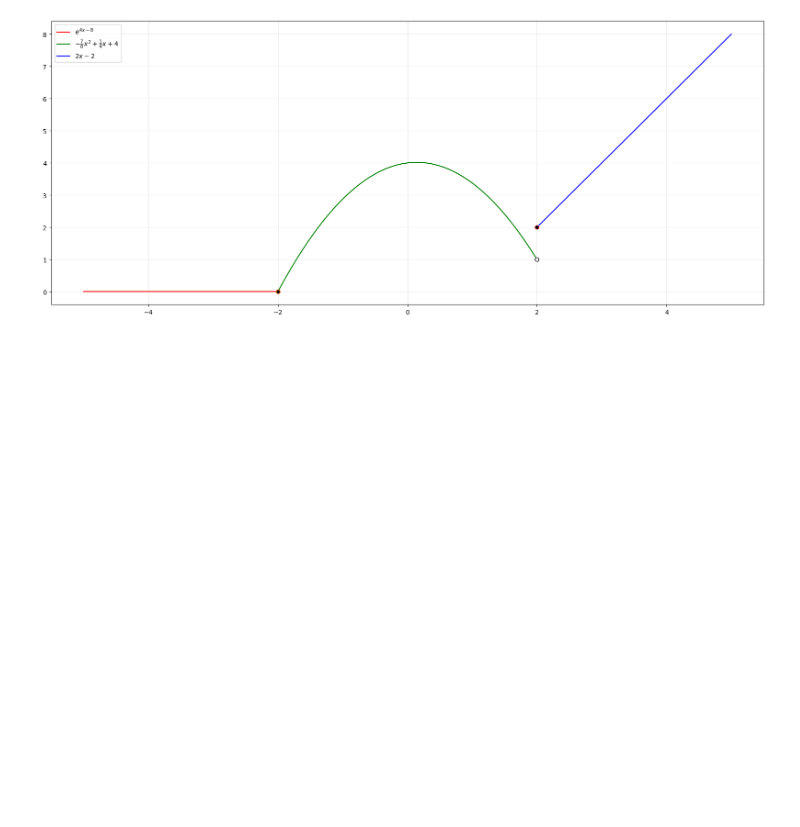
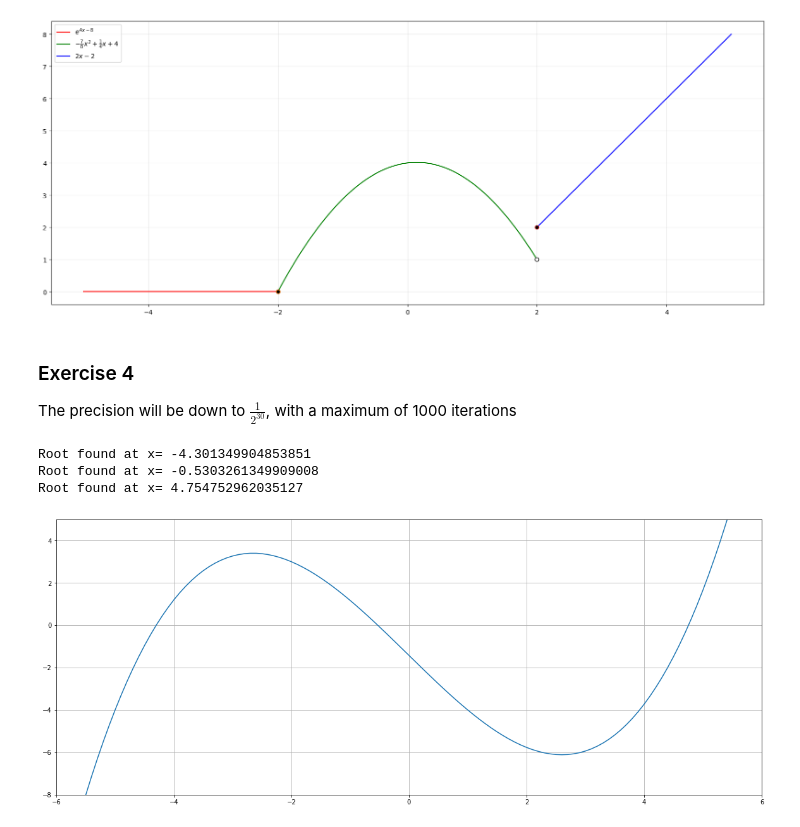
Before and after one commit to Siggi03/Masd, a Jupyter notebook: a1/A1template.ipynb, the cells around one changed output. Cells and saved outputs as stored; diff of their text form; code cells hidden in the pictures; blank space fills up the shorter version.

Commit message:
Exercise 4 added

```diff
--- a/a1/A1template.ipynb
+++ b/a1/A1template.ipynb
@@ -50,3 +50,7 @@ plt.legend()
 plt.grid(True, alpha=0.3)
 # %% [output]
 [figure]
+# %% [markdown]
+### Exercise 4
+
+The precision will be down to $\frac{1}{2^{30}}$, with a maximum of 1000 iterations
@@ -52,0 +78,19 @@ plt.grid(True, alpha=0.3)
+# %%
+# The function we wish to find roots of:
+def function(x):
+    return (13/99)*(x**3)+(x**2)/99-(269/99)*x-(47/33)
+
+# Plot for helping to visualize the roots location
+x = np.arange(-7.5, 7, 0.1)
+plt.axis((-6, 6, -8, 5))
+plt.grid(True)
+plt.plot(x, function(x))
+
+print(f"Root found at x= {BisectionAlgorithm(function, -6, -2)}")
+print(f"Root found at x= {BisectionAlgorithm(function, -2, 2)}")
+print(f"Root found at x= {BisectionAlgorithm(function, -5, 5)}")
+# %% [output]
+Root found at x= -4.301349904853851
+Root found at x= -0.5303261349909008
+Root found at x= 4.754752962035127
+[figure, added]
```
Also changed, not shown: parts of 1 cell of this notebook.
